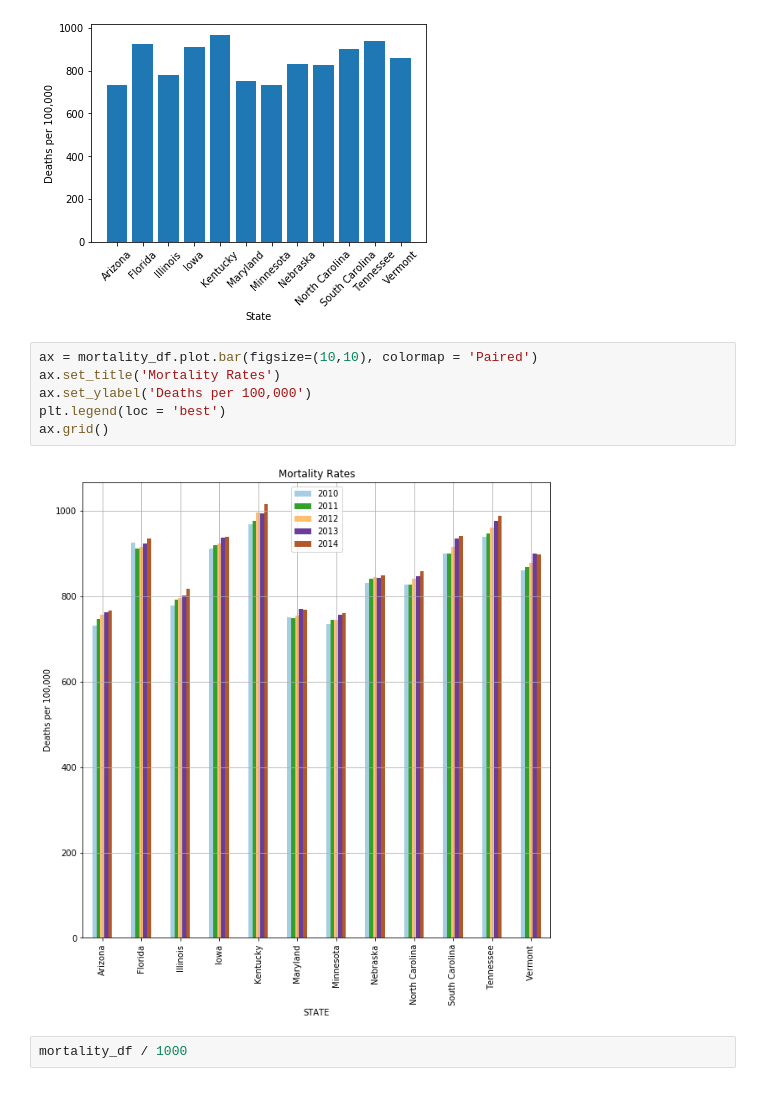
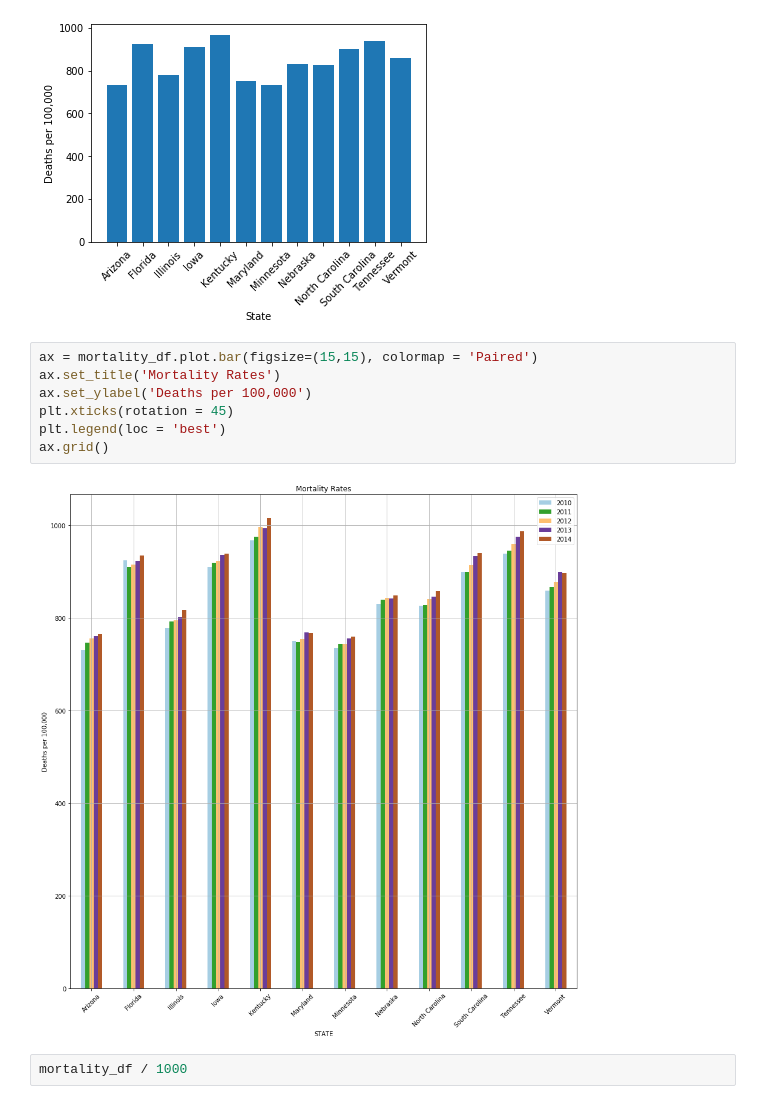
Before and after one commit to TJL30308/DREAM_Project, a Jupyter notebook: Mortality Visuals.ipynb, the cells around one changed output. Cells and saved outputs as stored; diff of their text form.

Commit message:
more updates to mortality visuals

```diff
--- a/Mortality Visuals.ipynb
+++ b/Mortality Visuals.ipynb
@@ -39,13 +39,14 @@ plt.show()
 # %% [output]
 [figure]
 # %%
-ax = mortality_df.plot.bar(figsize=(10,10), colormap = 'Paired')
+ax = mortality_df.plot.bar(figsize=(15,15), colormap = 'Paired')
 ax.set_title('Mortality Rates')
 ax.set_ylabel('Deaths per 100,000')
+plt.xticks(rotation = 45)
 plt.legend(loc = 'best')
 ax.grid()
 # %% [output]
-[figure, old version]
+[figure, new version]
 # %%
 mortality_df / 1000
 # %% [output]
```
